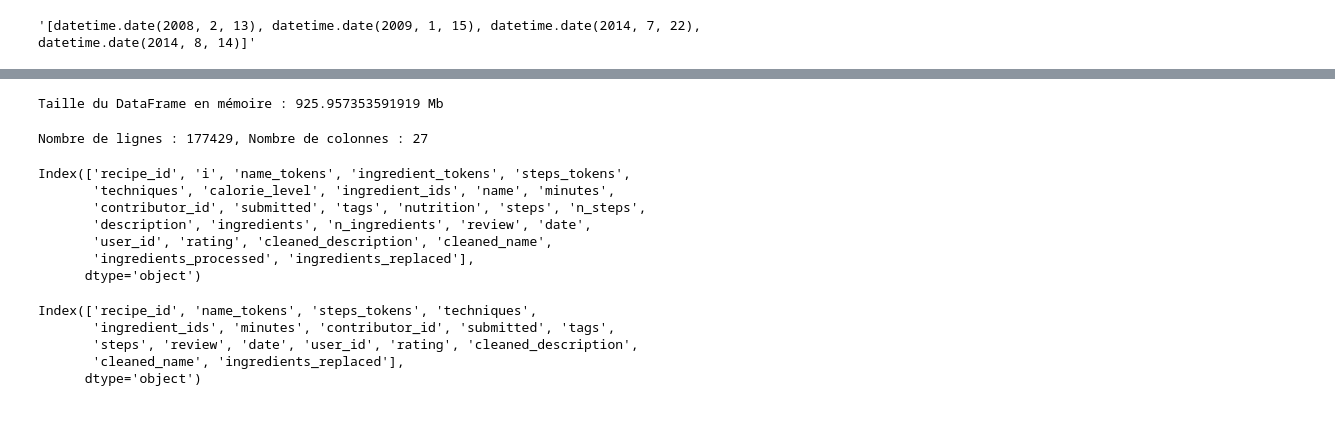
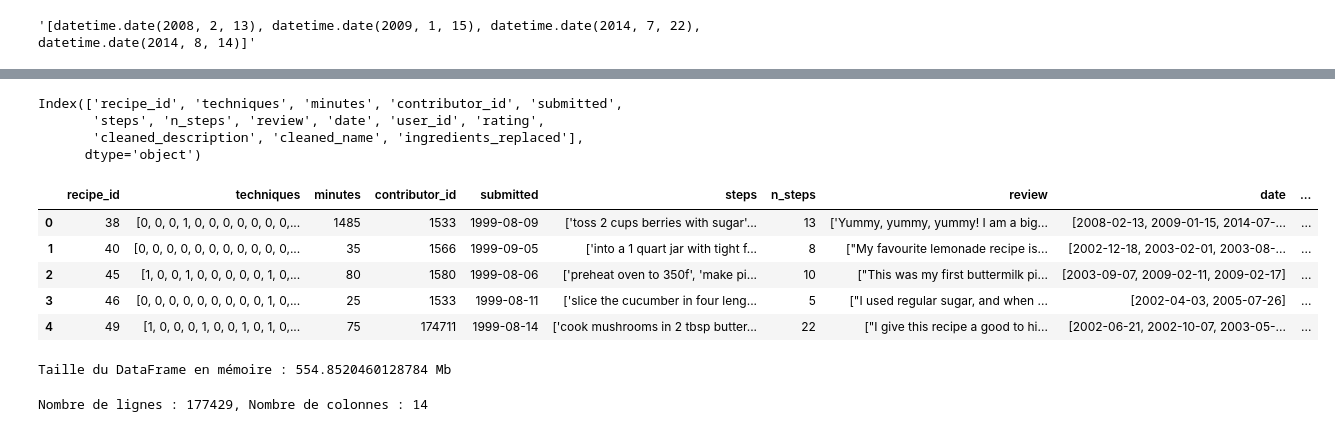
Before and after one commit to amaldre/projet_Kit_Big_Data, a Jupyter notebook: data_processing/Clean_and_Load_df_to_MDB.ipynb, the cells around one changed output, grey strips where cells are left out. Saved outputs shown, nothing was run; the diff lists cells and outputs as text; code cells hidden in the pictures.

```diff
--- a/data_processing/Clean_and_Load_df_to_MDB.ipynb
+++ b/data_processing/Clean_and_Load_df_to_MDB.ipynb
@@ -37,5 +32,3 @@ datetime.datetime(1999, 8, 9, 0, 0)
-# %%
-df_csv['submitted'] = df_csv['submitted'].apply(lambda x: datetime.datetime.strptime(x, '%Y-%m-%d'))
 # %%
 df_csv['date'][0]
 # %% [output]
@@ -43,16 +47,25 @@ df_csv['date'][0]
 # %%
-from datetime import datetime
-import re
-import ast
-
-def convert_to_datetime_list(date_str):
+def convert_date_list_to_iso(date_str):
     try:
         # Extraire les dates au format (YYYY, MM, DD)
         matches = re.findall(r'datetime\.date\((\d{4}), (\d{1,2}), (\d{1,2})\)', date_str)
-        # Convertir les tuples extraits en objets datetime
-        return [datetime(int(year), int(month), int(day)) for year, month, day in matches]
+        # Convertir chaque tuple en chaîne ISO (YYYY-MM-DD)
+        return [datetime(int(year), int(month), int(day)).date().isoformat() for year, month, day in matches]
     except Exception as e:
-        print(f"Erreur lors du traitement : {date_str}. Détails : {e}")
+        print(f"Erreur lors du traitement de 'date': {e}")
         return []
 
-df_csv['date'] = df_csv['date'].apply(convert_to_datetime_list)
+def convert_submitted_to_iso(submitted):
+    try:
+        if isinstance(submitted, str):  # Si c'est une chaîne
+            return datetime.strptime(submitted, '%Y-%m-%d').date().isoformat()
+        elif isinstance(submitted, pd.Timestamp):  # Si c'est un Timestamp
+            return submitted.to_pydatetime().date().isoformat()
+        elif isinstance(submitted, datetime):  # Si c'est déjà un objet datetime
+            return submitted.date().isoformat()
+        else:
+            print(f"Format inattendu dans la colonne 'submitted' : {submitted}")
+            return None
+    except Exception as e:
+        print(f"Erreur lors du traitement de 'submitted': {e}")
+        return None
@@ -65,0 +72,6 @@ df_csv['date'][10]
+# %%
+# Appliquer la conversion sur la colonne 'date' pour produire des listes de chaînes ISO 8601
+df_csv['date'] = df_csv['date'].apply(convert_date_list_to_iso)
+
+# Appliquer la conversion sur la colonne 'submitted' pour produire des chaînes ISO 8601
+df_csv['submitted'] = df_csv['submitted'].apply(convert_submitted_to_iso)
@@ -66,23 +94,31 @@ df_csv['date'][10]
+# %%
+df_csv = df_csv.drop(columns=['ingredient_tokens', 'ingredients_processed', 'ingredients', 'name', 'description','nutrition', 'calorie_level', 'n_ingredients', 'i', 'name_tokens', 'steps_tokens', 'ingredient_ids', 'tags' ])
+# %%
+df_csv.columns
+# %% [output]
+Index(['recipe_id', 'techniques', 'minutes', 'contributor_id', 'submitted',
+       'steps', 'n_steps', 'review', 'date', 'user_id', 'rating',
+       'cleaned_description', 'cleaned_name', 'ingredients_replaced'],
+      dtype='object')
+# %%
+df_csv.head()
+# %% [output]
+|  | recipe_id | techniques | minutes | contributor_id | submitted | steps | n_steps | review | date | ... |
+| 0 | 38 | [0, 0, 0, 1, 0, 0, 0, 0, 0, 0, 0,... | 1485 | 1533 | 1999-08-09 | ['toss 2 cups berries with sugar'... | 13 | ['Yummy, yummy, yummy! I am a big... | [2008-02-13, 2009-01-15, 2014-07-... | ... |
+| 1 | 40 | [0, 0, 0, 0, 0, 0, 0, 0, 0, 0, 0,... | 35 | 1566 | 1999-09-05 | ['into a 1 quart jar with tight f... | 8 | ["My favourite lemonade recipe is... | [2002-12-18, 2003-02-01, 2003-08-... | ... |
+| 2 | 45 | [1, 0, 0, 1, 0, 0, 0, 0, 0, 1, 0,... | 80 | 1580 | 1999-08-06 | ['preheat oven to 350f', 'make pi... | 10 | ["This was my first buttermilk pi... | [2003-09-07, 2009-02-11, 2009-02-17] | ... |
+| 3 | 46 | [0, 0, 0, 0, 0, 0, 0, 0, 0, 1, 0,... | 25 | 1533 | 1999-08-11 | ['slice the cucumber in four leng... | 5 | ["I used regular sugar, and when ... | [2002-04-03, 2005-07-26] | ... |
+| 4 | 49 | [1, 0, 0, 0, 1, 0, 0, 1, 0, 1, 0,... | 75 | 174711 | 1999-08-14 | ['cook mushrooms in 2 tbsp butter... | 22 | ["I give this recipe a good to hi... | [2002-06-21, 2002-10-07, 2003-05-... | ... |
 # %%
 
 size_in_bytes = df_csv.memory_usage(deep=True).sum()
 size_mb = size_in_bytes / 1024 ** 2
 print(f"Taille du DataFrame en mémoire : {size_mb} Mb")
 # %% [output]
-Taille du DataFrame en mémoire : 925.957353591919 Mb
+Taille du DataFrame en mémoire : 554.8520460128784 Mb
 # %%
 
 num_rows, num_cols = df_csv.shape
 print(f"Nombre de lignes : {num_rows}, Nombre de colonnes : {num_cols}")
 # %% [output]
-Nombre de lignes : 177429, Nombre de colonnes : 27
+Nombre de lignes : 177429, Nombre de colonnes : 14
-# %%
-df_csv.columns
-# %% [output]
-Index(['recipe_id', 'i', 'name_tokens', 'ingredient_tokens', 'steps_tokens',
-       'techniques', 'calorie_level', 'ingredient_ids', 'name', 'minutes',
-       'contributor_id', 'submitted', 'tags', 'nutrition', 'steps', 'n_steps',
-       'description', 'ingredients', 'n_ingredients', 'review', 'date',
-       'user_id', 'rating', 'cleaned_description', 'cleaned_name',
-       'ingredients_processed', 'ingredients_replaced'],
-      dtype='object')
@@ -91,8 +124,0 @@ df_csv = df_csv.drop(columns=['ingredient_tokens', 'ingredients_processed', 'ing
-# %%
-df_csv.columns
-# %% [output]
-Index(['recipe_id', 'name_tokens', 'steps_tokens', 'techniques',
-       'ingredient_ids', 'minutes', 'contributor_id', 'submitted', 'tags',
-       'steps', 'review', 'date', 'user_id', 'rating', 'cleaned_description',
-       'cleaned_name', 'ingredients_replaced'],
-      dtype='object')
```
Also changed, not shown: parts of 23 cells of this notebook, 1 other file.
